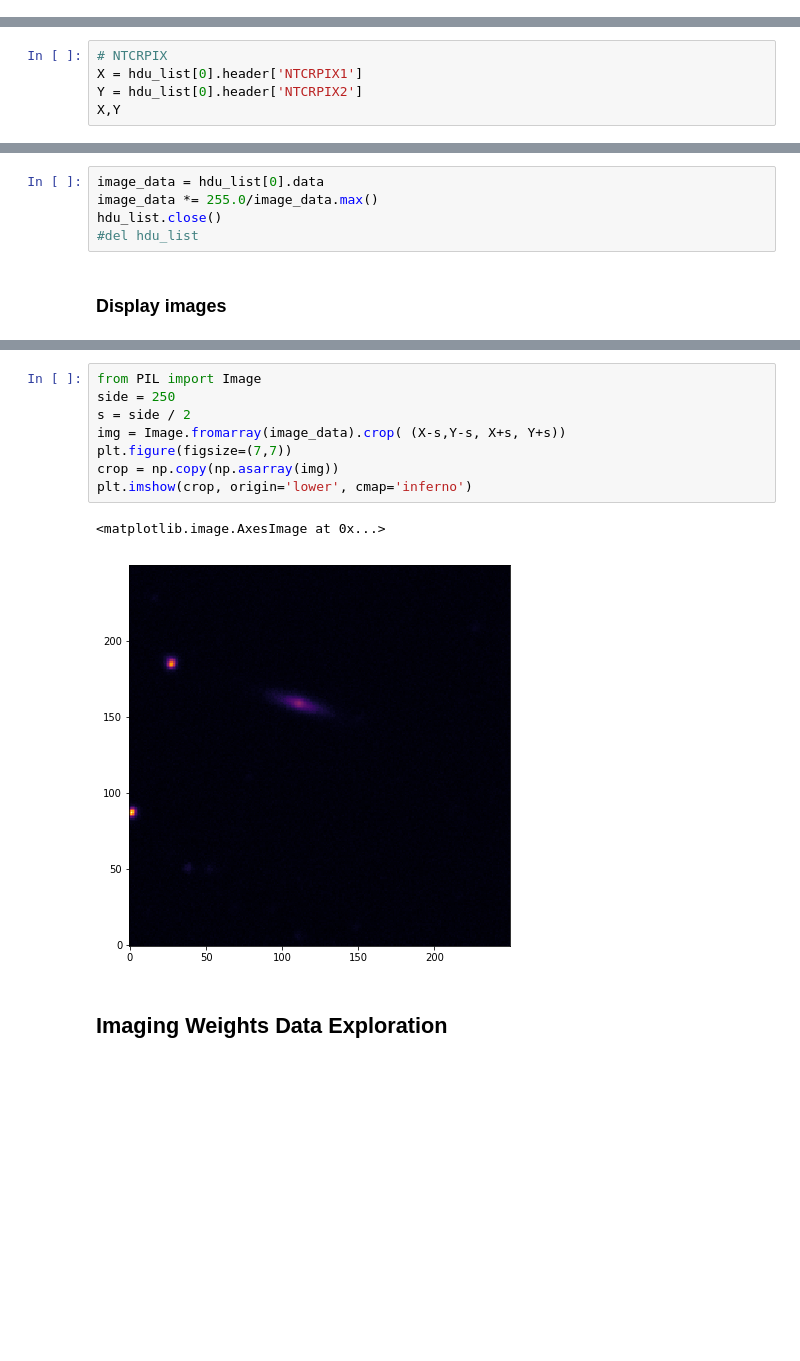
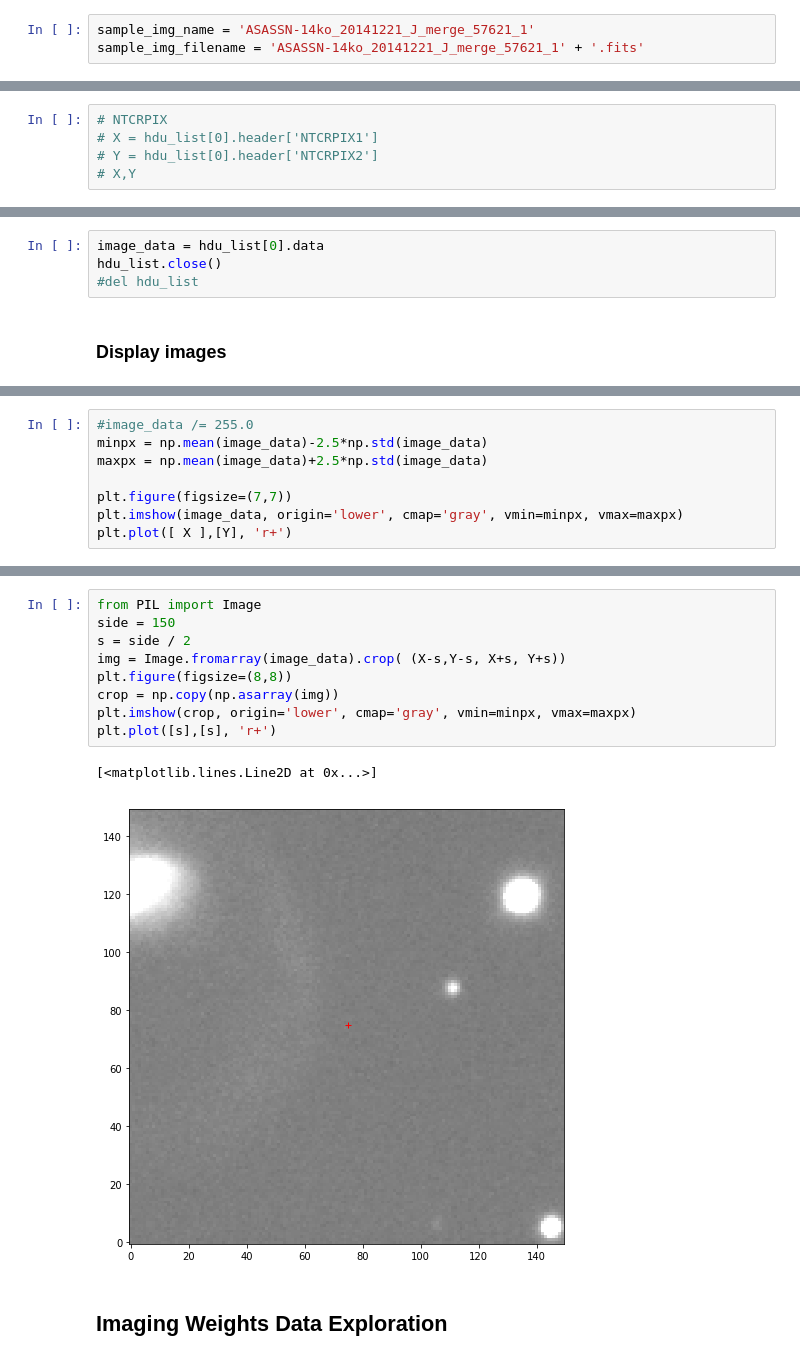
Before and after one commit to diegoalejogm/transient-recognition-lsst, a Jupyter notebook: PESSTO Exploration.ipynb, the cells around one changed output, grey strips where cells are left out. Saved outputs shown, nothing was run; the diff lists cells and outputs as text; blank space fills up the shorter version.

```diff
--- a/PESSTO Exploration.ipynb
+++ b/PESSTO Exploration.ipynb
@@ -115 +116,4 @@ Name: 0, dtype: object
+# %%
+sample_img_name = 'ASASSN-14ko_20141221_J_merge_57621_1'
+sample_img_filename = 'ASASSN-14ko_20141221_J_merge_57621_1' + '.fits'
 # %%
@@ -157,5 +160,5 @@ X,Y
 # %%
 # NTCRPIX
-X = hdu_list[0].header['NTCRPIX1']
-Y = hdu_list[0].header['NTCRPIX2']
-X,Y
+# X = hdu_list[0].header['NTCRPIX1']
+# Y = hdu_list[0].header['NTCRPIX2']
+# X,Y
@@ -164,6 +165,5 @@ X,Y
 # %%
 image_data = hdu_list[0].data
-image_data *= 255.0/image_data.max()
 hdu_list.close()
 #del hdu_list
 # %% [markdown]
@@ -177,0 +180,8 @@ plt.colorbar()
+# %%
+#image_data /= 255.0
+minpx = np.mean(image_data)-2.5*np.std(image_data)
+maxpx = np.mean(image_data)+2.5*np.std(image_data)
+
+plt.figure(figsize=(7,7))
+plt.imshow(image_data, origin='lower', cmap='gray', vmin=minpx, vmax=maxpx)
+plt.plot([ X ],[Y], 'r+')
@@ -178,14 +191,15 @@ plt.colorbar()
 # %%
 from PIL import Image
-side = 250
+side = 150
 s = side / 2
 img = Image.fromarray(image_data).crop( (X-s,Y-s, X+s, Y+s))
-plt.figure(figsize=(7,7))
+plt.figure(figsize=(8,8))
 crop = np.copy(np.asarray(img))
-plt.imshow(crop, origin='lower', cmap='inferno')
+plt.imshow(crop, origin='lower', cmap='gray', vmin=minpx, vmax=maxpx)
+plt.plot([s],[s], 'r+')
 # %% [output]
-<matplotlib.image.AxesImage at 0x...>
+[<matplotlib.lines.Line2D at 0x...>]
-[figure, old version]
+[figure, new version]
 # %% [markdown]
 ## Imaging Weights Data Exploration
 # %%
```
Also changed, not shown: parts of 37 cells of this notebook.
